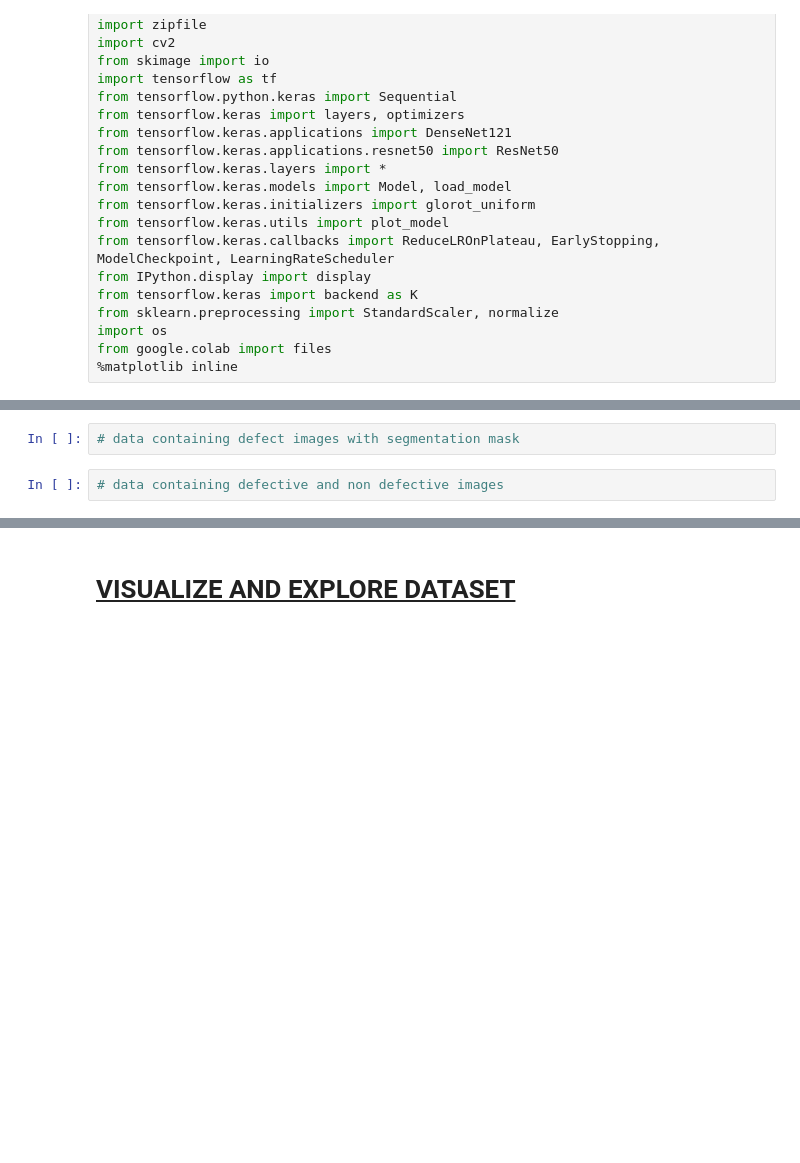
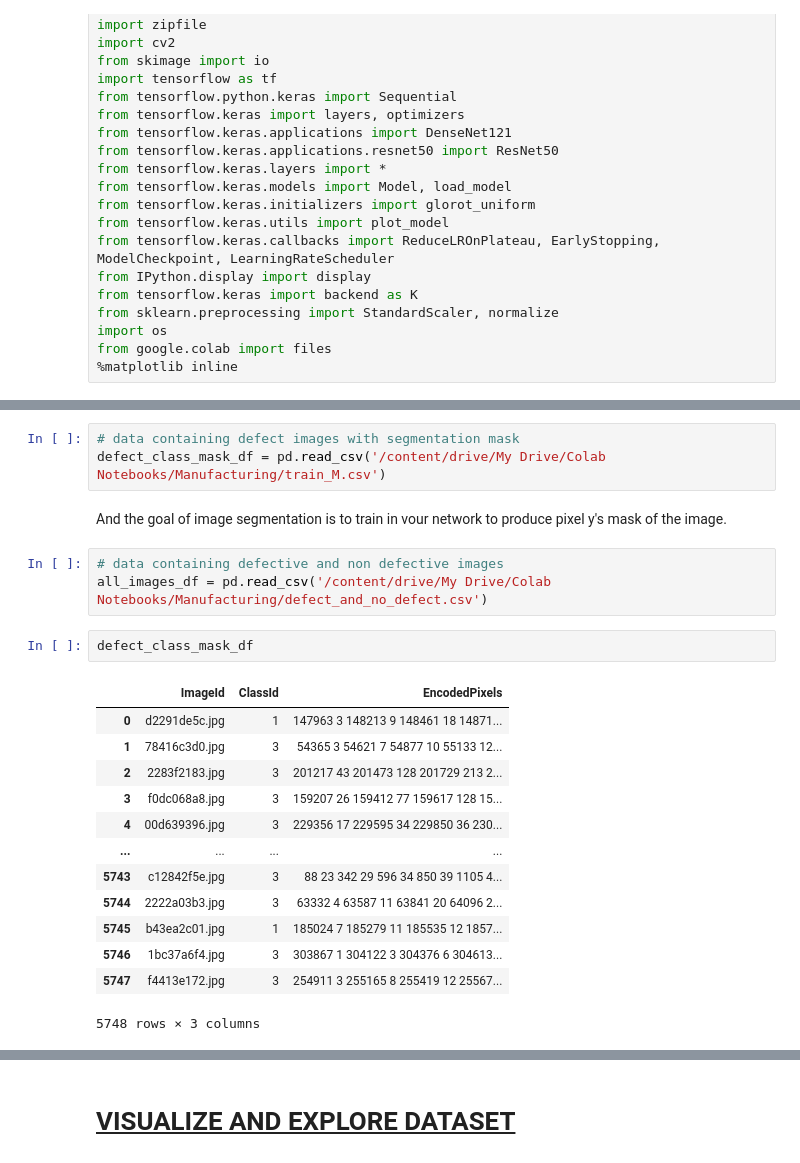
Before and after one commit to FemiAdesola/Data-Science, a Jupyter notebook: Maintenance_&_Manufacturing_Department.ipynb, the cells around one changed output, grey strips where cells are left out. Drawn from its saved outputs; the diff is of its cells as text; blank space fills up the shorter version.

```diff
--- a/Maintenance_&_Manufacturing_Department.ipynb
+++ b/Maintenance_&_Manufacturing_Department.ipynb
@@ -89,4 +115,24 @@ Drive already mounted at /content/drive; to attempt to forcibly remount, call dr
 # %%
 # data containing defect images with segmentation mask
+defect_class_mask_df = pd.read_csv('/content/drive/My Drive/Colab Notebooks/Manufacturing/train_M.csv')
+# %% [markdown]
+And the goal of image segmentation is to train in vour network to produce pixel y's mask of the image.
 # %%
 # data containing defective and non defective images
+all_images_df = pd.read_csv('/content/drive/My Drive/Colab Notebooks/Manufacturing/defect_and_no_defect.csv')
+# %%
+defect_class_mask_df
+# %% [output]
+|  | ImageId | ClassId | EncodedPixels |
+| 0 | d2291de5c.jpg | 1 | 147963 3 148213 9 148461 18 14871... |
+| 1 | 78416c3d0.jpg | 3 | 54365 3 54621 7 54877 10 55133 12... |
+| 2 | 2283f2183.jpg | 3 | 201217 43 201473 128 201729 213 2... |
+| 3 | f0dc068a8.jpg | 3 | 159207 26 159412 77 159617 128 15... |
+| 4 | 00d639396.jpg | 3 | 229356 17 229595 34 229850 36 230... |
+| ... | ... | ... | ... |
+| 5743 | c12842f5e.jpg | 3 | 88 23 342 29 596 34 850 39 1105 4... |
+| 5744 | 2222a03b3.jpg | 3 | 63332 4 63587 11 63841 20 64096 2... |
+| 5745 | b43ea2c01.jpg | 1 | 185024 7 185279 11 185535 12 1857... |
+| 5746 | 1bc37a6f4.jpg | 3 | 303867 1 304122 3 304376 6 304613... |
+| 5747 | f4413e172.jpg | 3 | 254911 3 255165 8 255419 12 25567... |
+5748 rows × 3 columns
```
Also changed, not shown: parts of 10 cells of this notebook.
